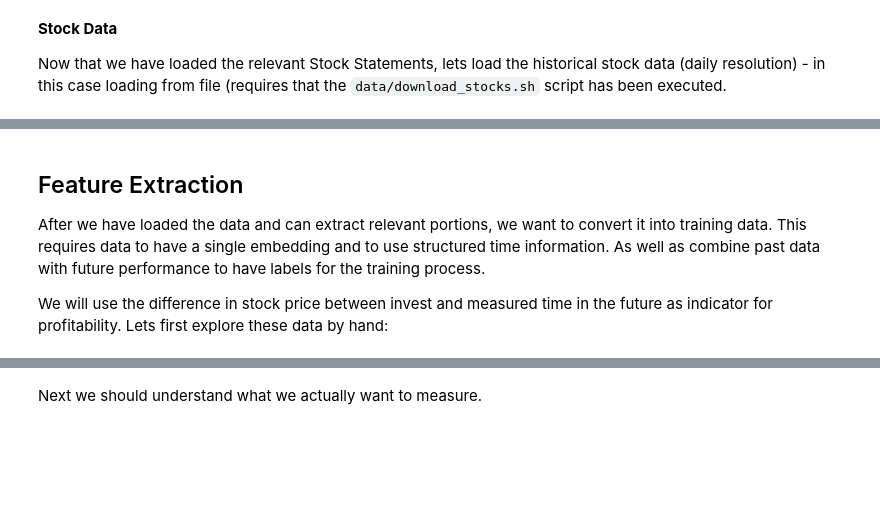
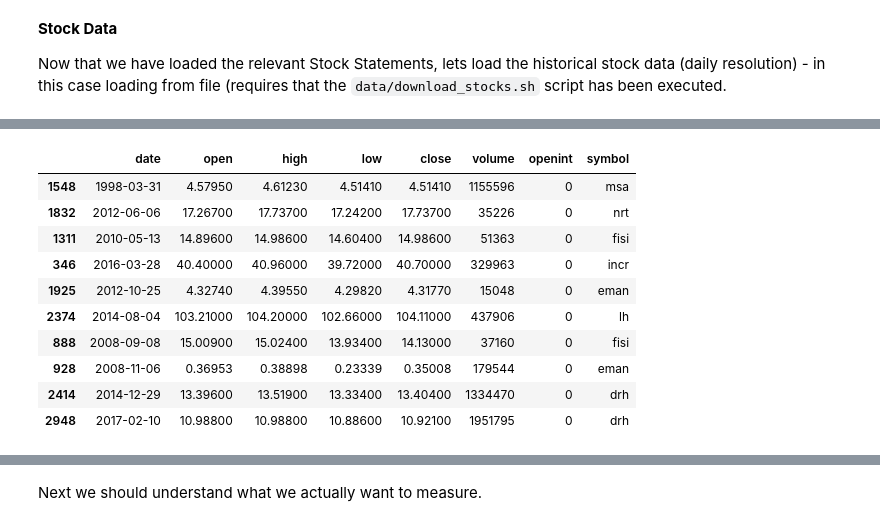
Before and after one commit to felixnext/stock_trend_analysis, a Jupyter notebook: notebooks/02-1_stocks-cleaning+features.ipynb, the cells around one changed output, grey strips where cells are left out. Cells and saved outputs as stored; diff of their text form; code cells hidden in the pictures; blank space fills up the shorter version.

```diff
--- a/notebooks/02-1_stocks-cleaning+features.ipynb
+++ b/notebooks/02-1_stocks-cleaning+features.ipynb
@@ -88,9 +95,61 @@ dfa.set_index('Date')[['Close']].plot();
 [figure]
+# %%
+# sample list of stock elements
+sample = np.random.choice(list(stocks.keys()), 30)
+#sample = list(stocks.keys())[:10]
+
+# Note: integrated into the cache class in the recommender
+def load_stock_list(symbols, stocks=None, ticker=None):
+    '''Loads a dataframe with the given stock data.
+
+    Args:
+        symbols (list): List of symbol names to load
+        stocks (dict): Stock name dictionary (if None, load with default vals)
+
+    Returns:
+        DataFrame in default stock format with additional symbol column
+    '''
+    df_stocks = []
+    for symbol in symbols:
+        # load stock data
+        if symbol in stocks:
+            try:
+                df_stock = pd.read_csv(stocks[symbol])
+            except:
+                continue
+        else:
+            try:
+                df_stock = ticker.historic(symbol, start=None, resolution='daily').reset_index()
+            except:
+                print('Could not load {}'.format(symbol))
+                continue
+
+        # check if empty
+        if df_stock is None or df_stock.empty == True:
+            continue
+
+        # add
+        df_stock['symbol'] = symbol
+        df_stock.columns = [col.lower() for col in df_stock.columns]
+        df_stocks.append(df_stock)
+
+
+    df = pd.concat(df_stocks, axis=0)
+    return df
+
+df_stocks = load_stock_list(sample, stocks, ticker=rcmd.stocks.AlphaVantageTicker())
+df_stocks.sample(10)
+# %% [output]
+|  | date | open | high | low | close | volume | openint | symbol |
+| 1548 | 1998-03-31 | 4.57950 | 4.61230 | 4.51410 | 4.51410 | 1155596 | 0 | msa |
+| 1832 | 2012-06-06 | 17.26700 | 17.73700 | 17.24200 | 17.73700 | 35226 | 0 | nrt |
+| 1311 | 2010-05-13 | 14.89600 | 14.98600 | 14.60400 | 14.98600 | 51363 | 0 | fisi |
+| 346 | 2016-03-28 | 40.40000 | 40.96000 | 39.72000 | 40.70000 | 329963 | 0 | incr |
+| 1925 | 2012-10-25 | 4.32740 | 4.39550 | 4.29820 | 4.31770 | 15048 | 0 | eman |
+| 2374 | 2014-08-04 | 103.21000 | 104.20000 | 102.66000 | 104.11000 | 437906 | 0 | lh |
+| 888 | 2008-09-08 | 15.00900 | 15.02400 | 13.93400 | 14.13000 | 37160 | 0 | fisi |
+| 928 | 2008-11-06 | 0.36953 | 0.38898 | 0.23339 | 0.35008 | 179544 | 0 | eman |
+| 2414 | 2014-12-29 | 13.39600 | 13.51900 | 13.33400 | 13.40400 | 1334470 | 0 | drh |
+| 2948 | 2017-02-10 | 10.98800 | 10.98800 | 10.88600 | 10.92100 | 1951795 | 0 | drh |
 # %%
 # TODO: select historic news and scrap entire news articles? + Use Embeddings to integrate them
-# %% [markdown]
-## Feature Extraction
-
-After we have loaded the data and can extract relevant portions, we want to convert it into training data. This requires data to have a single embedding and to use structured time information. As well as combine past data with future performance to have labels for the training process.
-
-We will use the difference in stock price between invest and measured time in the future as indicator for profitability. Lets first explore these data by hand:
```
Also changed, not shown: parts of 8 cells of this notebook, 9 other files.
